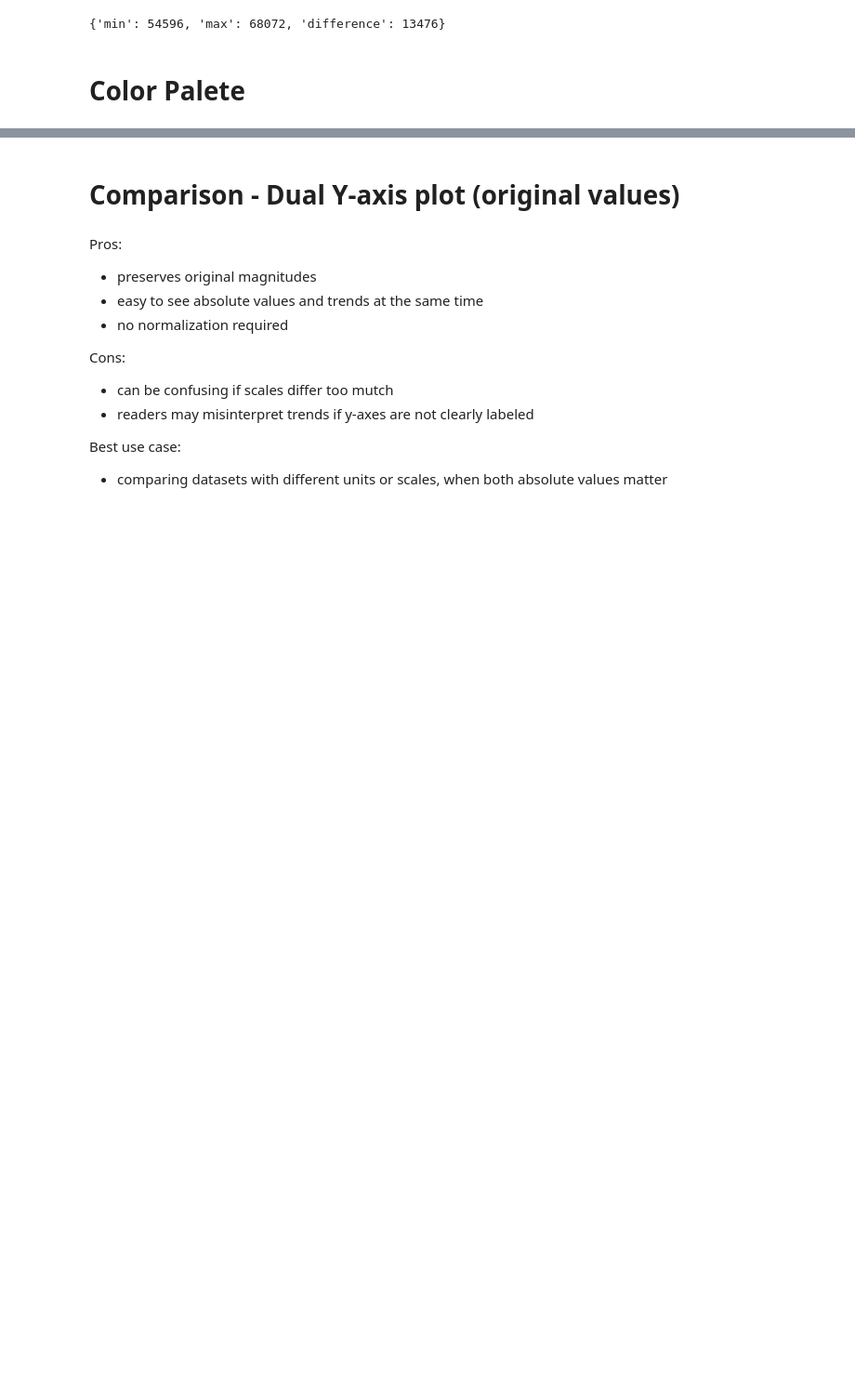
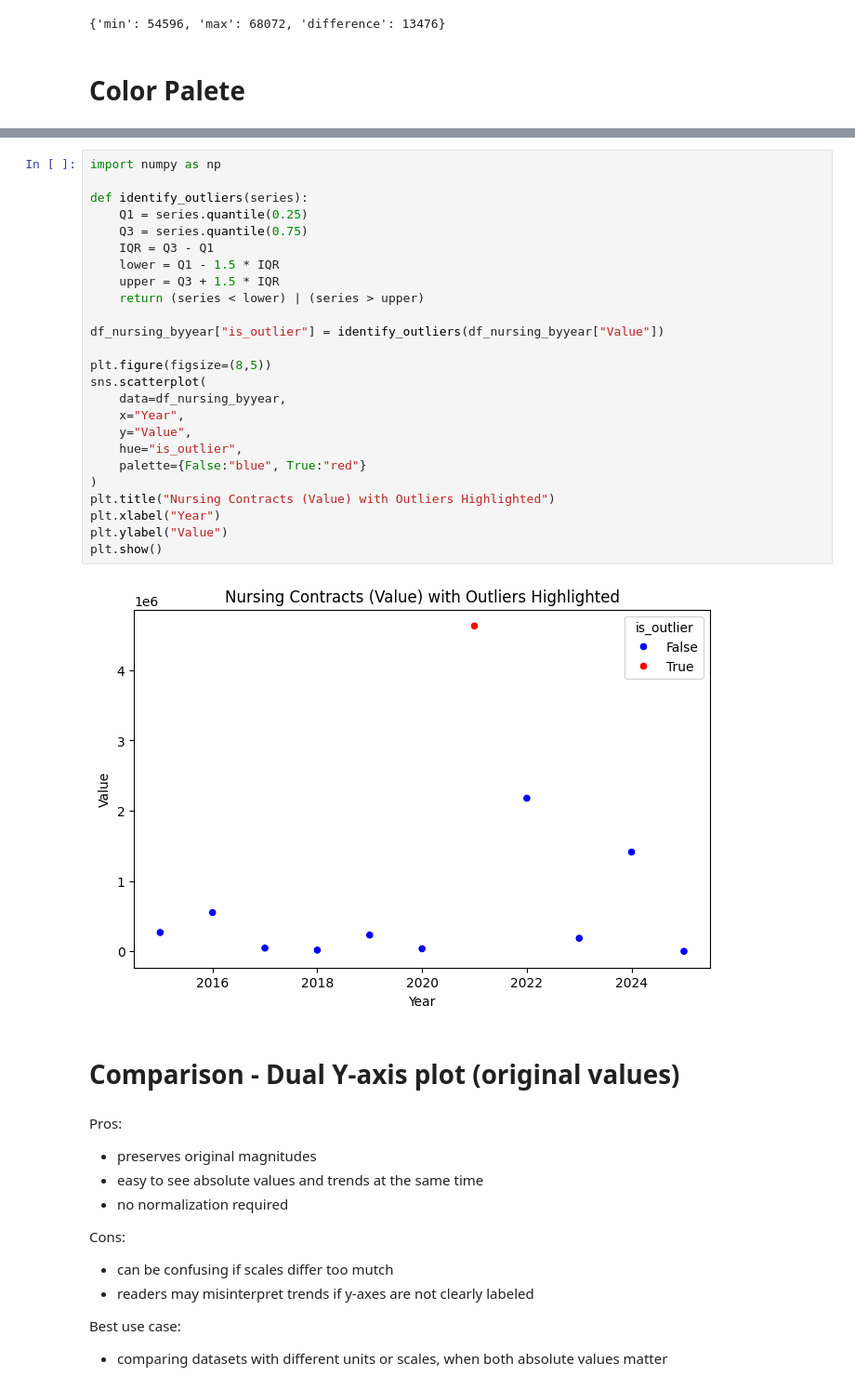
Before and after one commit to sfrfa/ThesisAppendices, a Jupyter notebook: File23_ProcurementComparison.ipynb, the cells around one changed output, grey strips where cells are left out. Shown: that part at 93% size. Cells and saved outputs as stored; diff of their text form; blank space fills up the shorter version.

```diff
--- a/File23_ProcurementComparison.ipynb
+++ b/File23_ProcurementComparison.ipynb
@@ -317,3 +350,30 @@ sns.color_palette('Blues', n_colors=2)[5:]
+# %%
+import numpy as np
+
+def identify_outliers(series):
+    Q1 = series.quantile(0.25)
+    Q3 = series.quantile(0.75)
+    IQR = Q3 - Q1
+    lower = Q1 - 1.5 * IQR
+    upper = Q3 + 1.5 * IQR
+    return (series < lower) | (series > upper)
+
+df_nursing_byyear["is_outlier"] = identify_outliers(df_nursing_byyear["Value"])
+
+plt.figure(figsize=(8,5))
+sns.scatterplot(
+    data=df_nursing_byyear,
+    x="Year",
+    y="Value",
+    hue="is_outlier",
+    palette={False:"blue", True:"red"}
+)
+plt.title("Nursing Contracts (Value) with Outliers Highlighted")
+plt.xlabel("Year")
+plt.ylabel("Value")
+plt.show()
+# %% [output]
+[figure, added]
 # %% [markdown]
 # Comparison - Dual Y-axis plot (original values)
 # %% [markdown]
```
Also changed, not shown: parts of 8 cells of this notebook.
